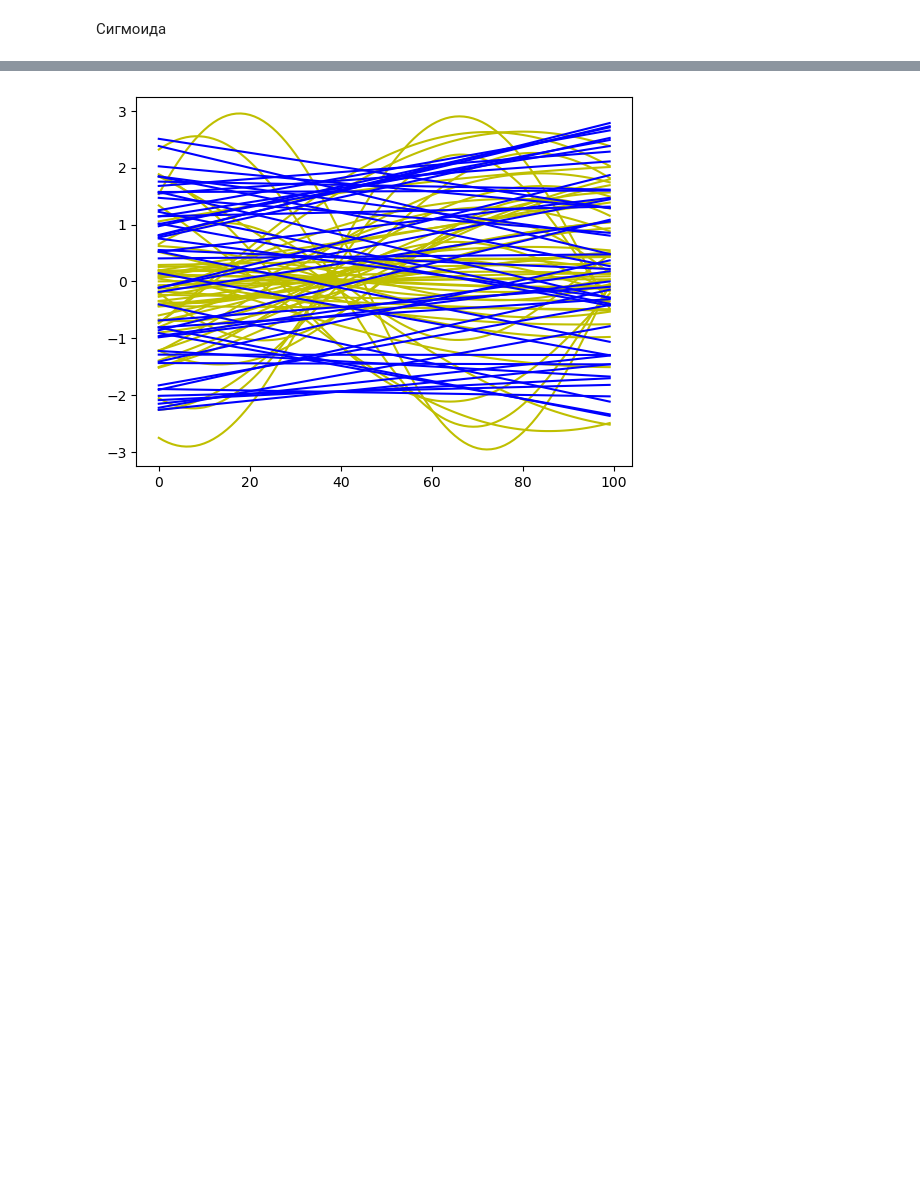
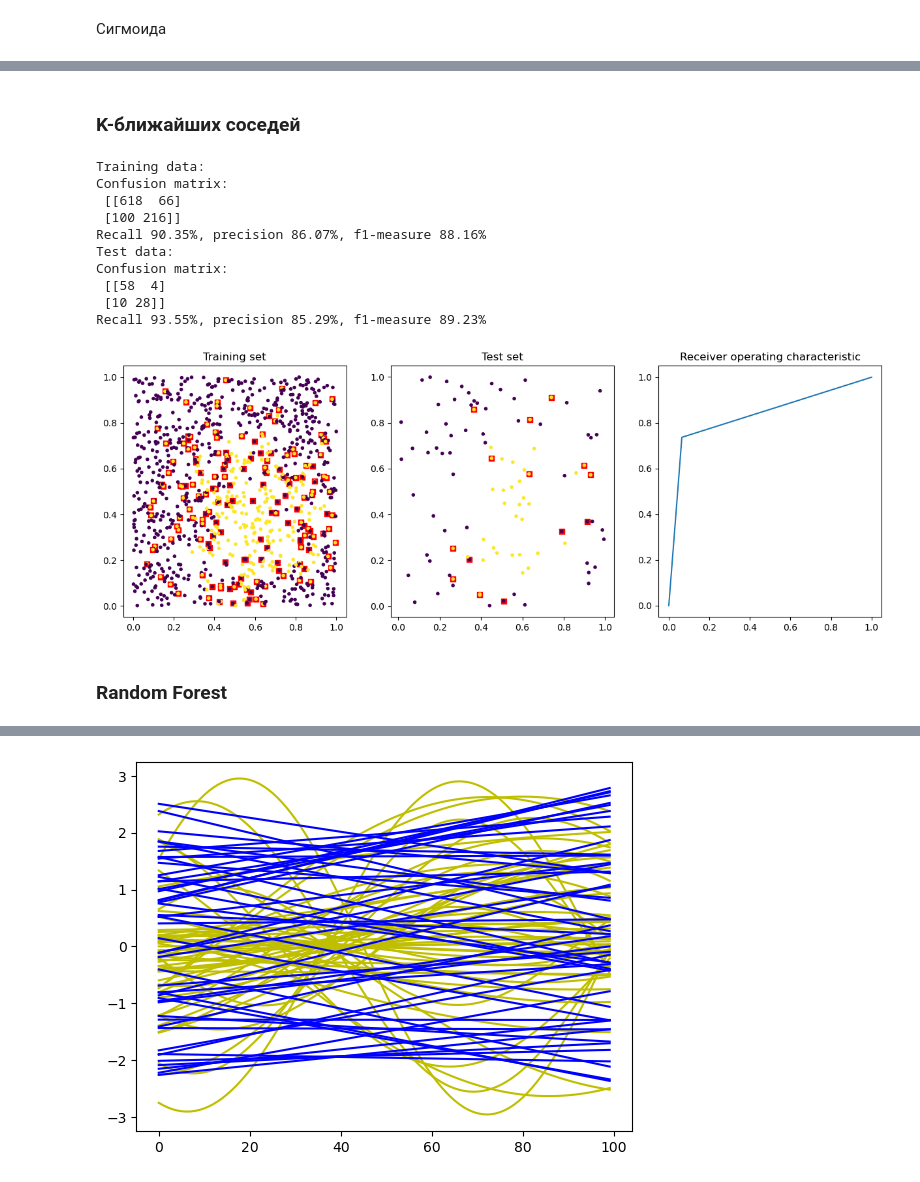
Before and after one commit to EHAT32/mlInPhysics, a Jupyter notebook: lab2.ipynb, the cells around one changed output, grey strips where cells are left out. Cells and saved outputs as stored; diff of their text form; code cells hidden in the pictures; blank space fills up the shorter version.

```diff
--- a/lab2.ipynb
+++ b/lab2.ipynb
@@ -342,0 +343,2 @@ Recall 88.41%, precision 67.03%, f1-measure 76.25%
+# %% [markdown]
+### K-ближайших соседей
@@ -342,0 +347,52 @@ Recall 88.41%, precision 67.03%, f1-measure 76.25%
+# %%
+def benchmark_kmean(clf, x_tr, y_tr, x_t, y_t):
+    # training_x, training_y = problem.sample(x_tr, y_tr, nitems=n_training_samples)
+    # test_x, test_y = problem.sample(x_t, y_t, nitems=n_test_samples)
+    training_x = x_tr
+    training_y = y_tr
+
+    test_x = x_t
+    test_y = y_t
+
+    clf.fit(training_x, training_y)
+
+    y_predicted = clf.predict(training_x)
+    y_predicted_test = clf.predict(test_x)
+
+    print(colored("Training data:","yellow"))
+    print_metrics(training_y, y_predicted)
+
+    print("Test data:")
+    print_metrics(test_y, y_predicted_test)
+
+
+    fig, (axis1, axis2, axis3) = plt.subplots(ncols=3, figsize=(15, 5))
+
+    visualize(training_x, training_y, y_predicted, axis=axis1)
+    axis1.set_title('Training set')
+
+    visualize(test_x, test_y, y_predicted_test, axis=axis2)
+    axis2.set_title('Test set')
+
+    fpr, tpr, thresholds = metrics.roc_curve(test_y, y_predicted_test)
+    axis3.plot(fpr, tpr)
+    axis3.set_title('Receiver operating characteristic')
+
+    plt.show()
+# %%
+clf = neighbors.KNeighborsClassifier(n_neighbors=5)
+benchmark_kmean(clf, x_train, y_train, x_t, y_t)
+# %% [output]
+Training data:
+Confusion matrix:
+ [[618  66]
+ [100 216]]
+Recall 90.35%, precision 86.07%, f1-measure 88.16%
+Test data:
+Confusion matrix:
+ [[58  4]
+ [10 28]]
+Recall 93.55%, precision 85.29%, f1-measure 89.23%
+[figure, added]
+# %% [markdown]
+### Random Forest
```
Also changed, not shown: parts of 17 cells of this notebook.
